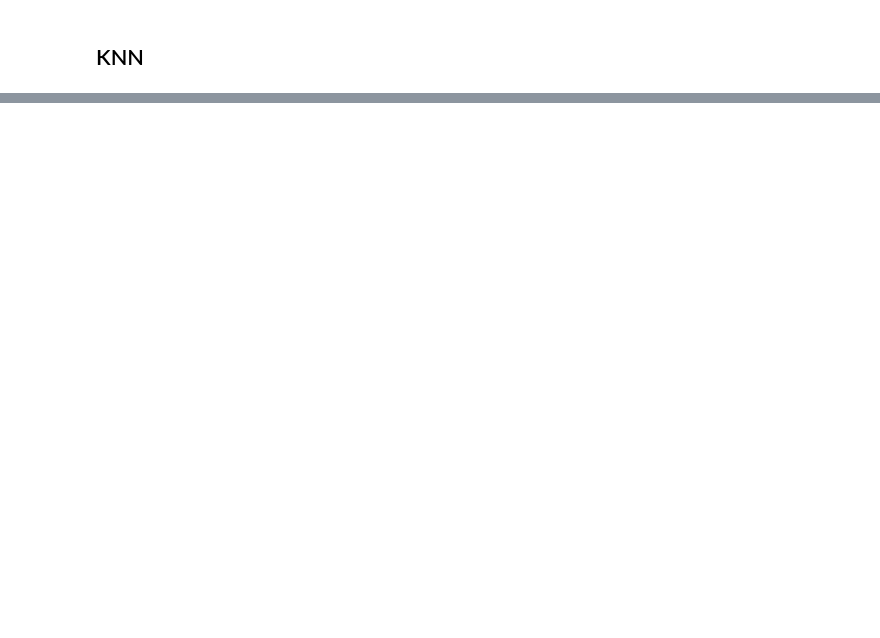
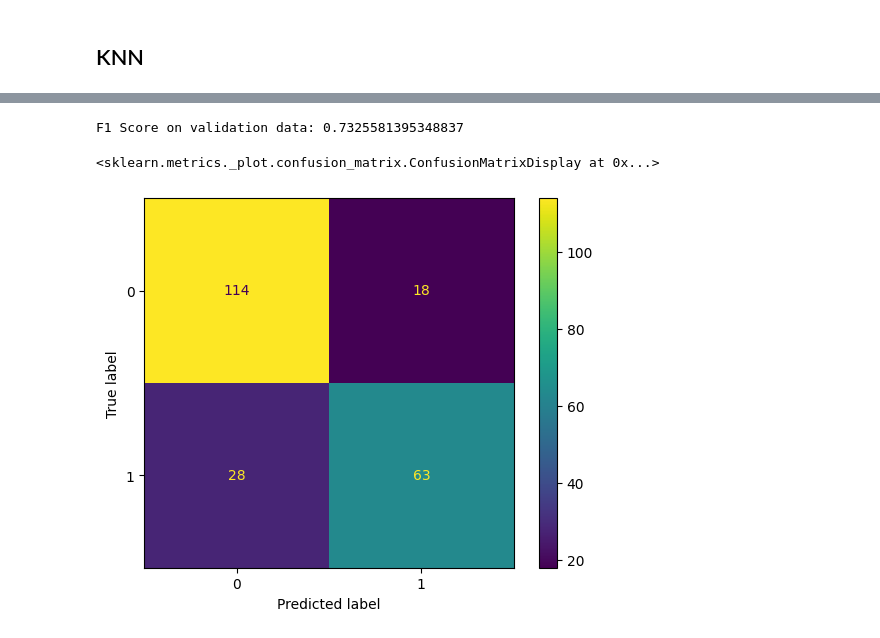
Before and after one commit to Valikpp/ds-training-tasks, a Jupyter notebook: titanic/main.ipynb, the cells around one changed output, grey strips where cells are left out. Cells and saved outputs as stored; diff of their text form; code cells hidden in the pictures; blank space fills up the shorter version.

```diff
--- a/titanic/main.ipynb
+++ b/titanic/main.ipynb
@@ -97,0 +330,7 @@ F1 Score на валидационной выборке: 0.5648854961832062
+# %%
+estimators = [
+    ("tr",best_tree),
+    ("rf",best_rf)
+]
+voting = VotingClassifier(estimators=estimators, voting='soft')
+voting.fit(X_train, y_train)
@@ -97,0 +345,11 @@ F1 Score на валидационной выборке: 0.5648854961832062
+# %%
+voting_y_pred = voting.predict(X_val)
+print("F1 Score on validation data:", f1_score(y_val, voting_y_pred))
+# %% [output]
+F1 Score on validation data: 0.7325581395348837
+# %%
+cm = confusion_matrix(y_val,voting_y_pred)
+ConfusionMatrixDisplay(cm).plot()
+# %% [output]
+<sklearn.metrics._plot.confusion_matrix.ConfusionMatrixDisplay at 0x...>
+[figure, added]
```
Also changed, not shown: parts of 55 cells of this notebook.
